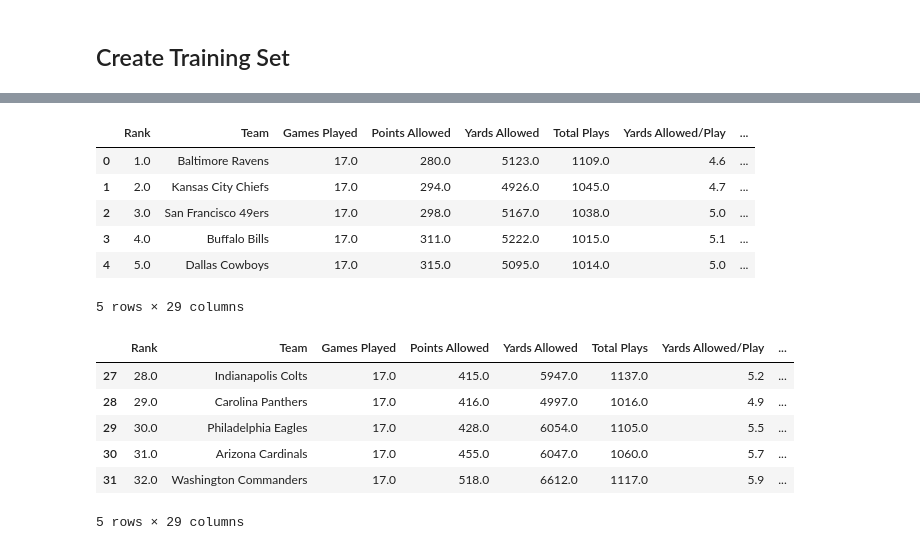
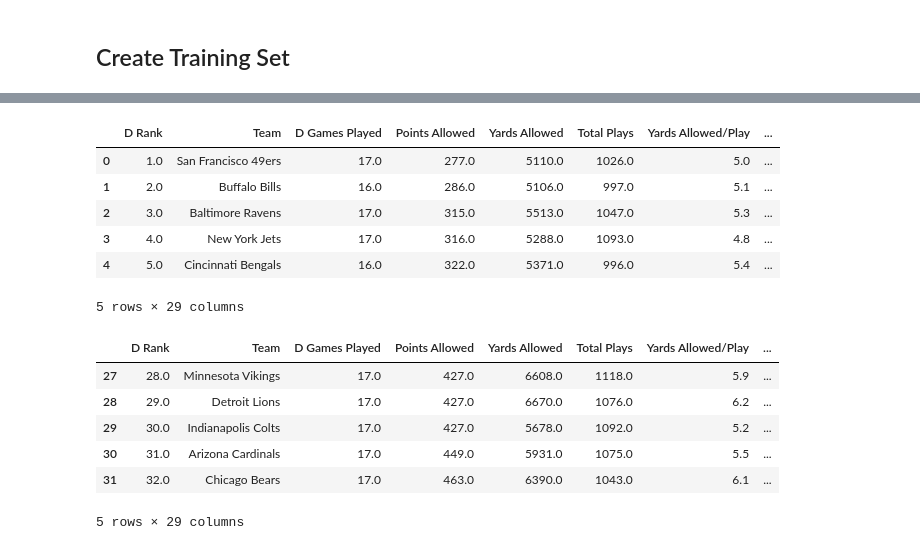
Before and after one commit to dahmadi/TouchdownProphet, a Jupyter notebook: TouchdownProphet.ipynb, the cells around one changed output, grey strips where cells are left out. Drawn from its saved outputs; the diff is of its cells as text; code cells hidden in the pictures.

```diff
--- a/TouchdownProphet.ipynb
+++ b/TouchdownProphet.ipynb
@@ -147,12 +189,12 @@ nfl2014def['Year'] = '2014'
 # %%
-nfl2023def.head()
+def2022.head()
 # %% [output]
-|  | Rank | Team | Games Played | Points Allowed | Yards Allowed | Total Plays | Yards Allowed/Play | ... |
-| 0 | 1.0 | Baltimore Ravens | 17.0 | 280.0 | 5123.0 | 1109.0 | 4.6 | ... |
-| 1 | 2.0 | Kansas City Chiefs | 17.0 | 294.0 | 4926.0 | 1045.0 | 4.7 | ... |
-| 2 | 3.0 | San Francisco 49ers | 17.0 | 298.0 | 5167.0 | 1038.0 | 5.0 | ... |
-| 3 | 4.0 | Buffalo Bills | 17.0 | 311.0 | 5222.0 | 1015.0 | 5.1 | ... |
-| 4 | 5.0 | Dallas Cowboys | 17.0 | 315.0 | 5095.0 | 1014.0 | 5.0 | ... |
+|  | D Rank | Team | D Games Played | Points Allowed | Yards Allowed | Total Plays | Yards Allowed/Play | ... |
+| 0 | 1.0 | San Francisco 49ers | 17.0 | 277.0 | 5110.0 | 1026.0 | 5.0 | ... |
+| 1 | 2.0 | Buffalo Bills | 16.0 | 286.0 | 5106.0 | 997.0 | 5.1 | ... |
+| 2 | 3.0 | Baltimore Ravens | 17.0 | 315.0 | 5513.0 | 1047.0 | 5.3 | ... |
+| 3 | 4.0 | New York Jets | 17.0 | 316.0 | 5288.0 | 1093.0 | 4.8 | ... |
+| 4 | 5.0 | Cincinnati Bengals | 16.0 | 322.0 | 5371.0 | 996.0 | 5.4 | ... |
 5 rows × 29 columns
 # %%
 # Remove row 32 to 34
@@ -169,12 +210,12 @@ nfl2023def = nfl2023def.drop([32,33,34])
 # %%
-nfl2023def.tail()
+def2022.tail()
 # %% [output]
-|  | Rank | Team | Games Played | Points Allowed | Yards Allowed | Total Plays | Yards Allowed/Play | ... |
-| 27 | 28.0 | Indianapolis Colts | 17.0 | 415.0 | 5947.0 | 1137.0 | 5.2 | ... |
-| 28 | 29.0 | Carolina Panthers | 17.0 | 416.0 | 4997.0 | 1016.0 | 4.9 | ... |
-| 29 | 30.0 | Philadelphia Eagles | 17.0 | 428.0 | 6054.0 | 1105.0 | 5.5 | ... |
-| 30 | 31.0 | Arizona Cardinals | 17.0 | 455.0 | 6047.0 | 1060.0 | 5.7 | ... |
-| 31 | 32.0 | Washington Commanders | 17.0 | 518.0 | 6612.0 | 1117.0 | 5.9 | ... |
+|  | D Rank | Team | D Games Played | Points Allowed | Yards Allowed | Total Plays | Yards Allowed/Play | ... |
+| 27 | 28.0 | Minnesota Vikings | 17.0 | 427.0 | 6608.0 | 1118.0 | 5.9 | ... |
+| 28 | 29.0 | Detroit Lions | 17.0 | 427.0 | 6670.0 | 1076.0 | 6.2 | ... |
+| 29 | 30.0 | Indianapolis Colts | 17.0 | 427.0 | 5678.0 | 1092.0 | 5.2 | ... |
+| 30 | 31.0 | Arizona Cardinals | 17.0 | 449.0 | 5931.0 | 1075.0 | 5.5 | ... |
+| 31 | 32.0 | Chicago Bears | 17.0 | 463.0 | 6390.0 | 1043.0 | 6.1 | ... |
 5 rows × 29 columns
 # %%
 # Merge response data together
```
Also changed, not shown: parts of 27 cells of this notebook, 24 other files.
